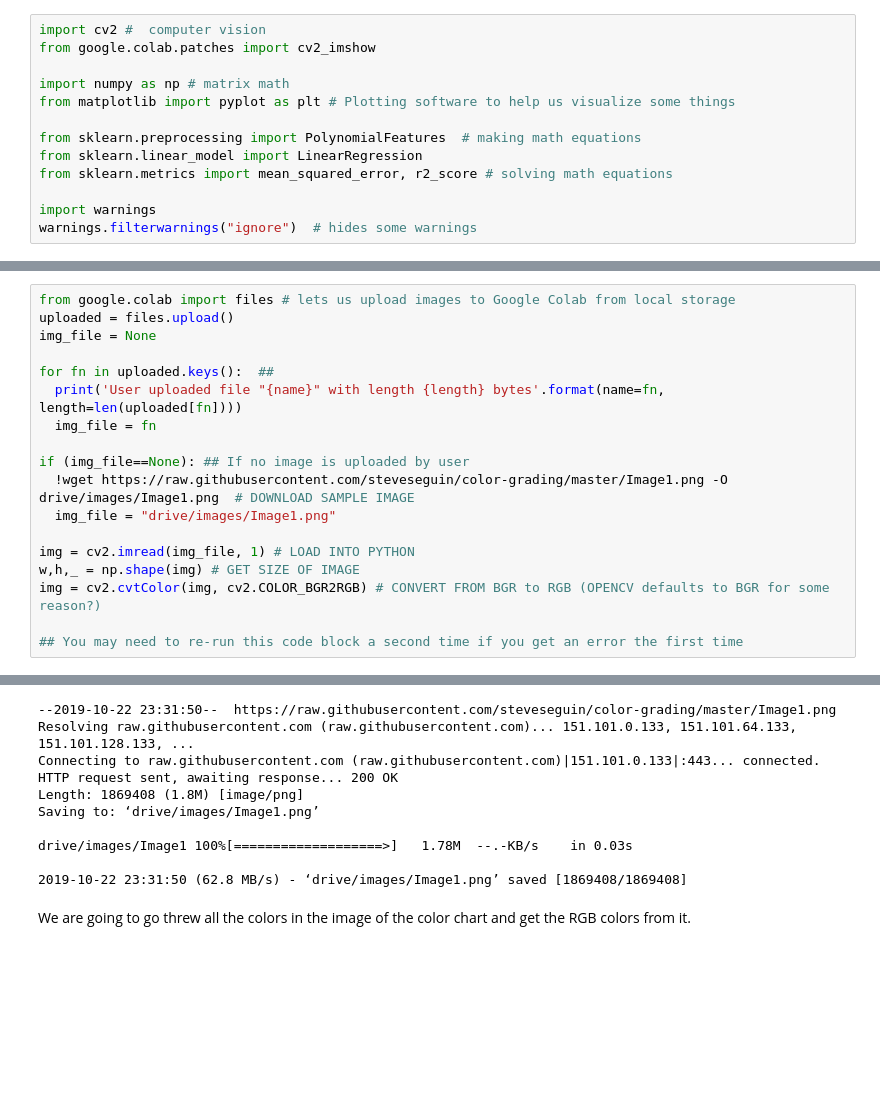
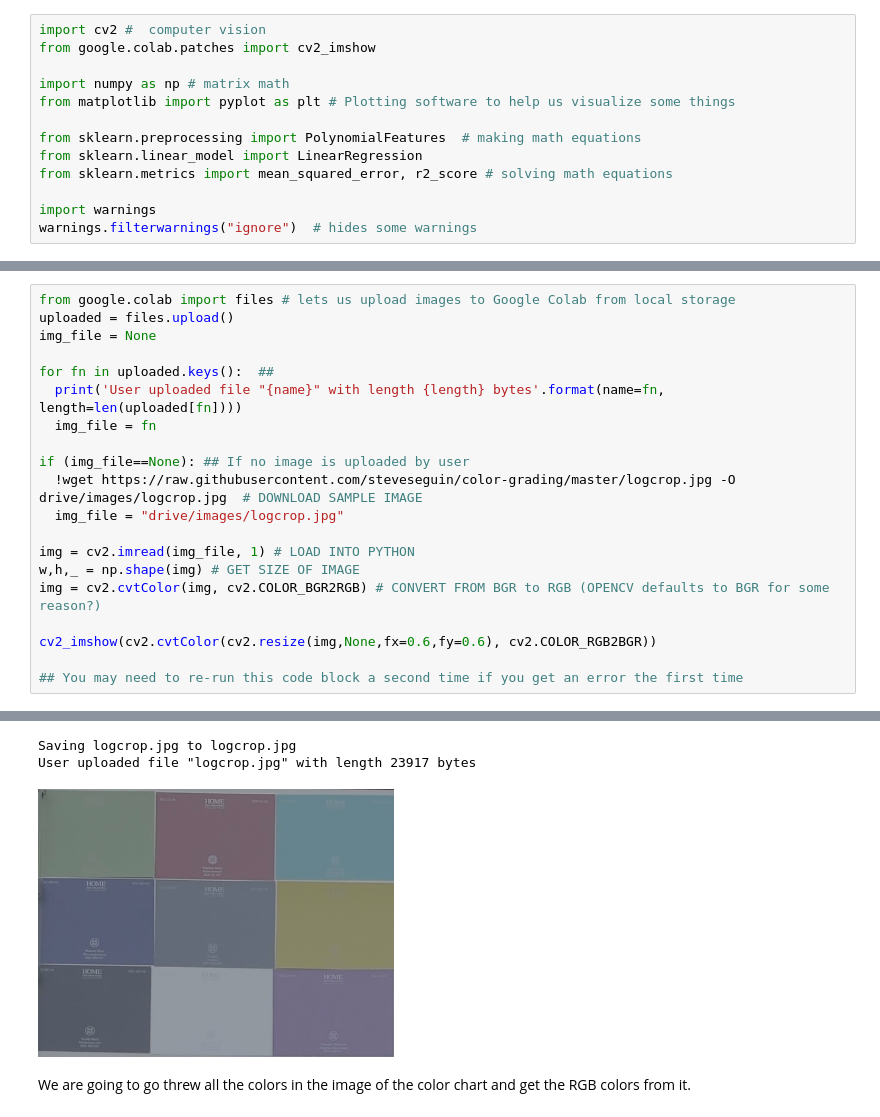
Before and after one commit to steveseguin/color-grading, a Jupyter notebook: colab.ipynb, the cells around one changed output, grey strips where cells are left out. Drawn from its saved outputs; the diff is of its cells as text; blank space fills up the shorter version.

```diff
--- a/colab.ipynb
+++ b/colab.ipynb
@@ -57,33 +64,28 @@ Example Image to upload:
 # %%
 from google.colab import files # lets us upload images to Google Colab from local storage
 uploaded = files.upload()
 img_file = None
 
 for fn in uploaded.keys():  ##
   print('User uploaded file "{name}" with length {length} bytes'.format(name=fn, length=len(uploaded[fn])))
   img_file = fn
 
 if (img_file==None): ## If no image is uploaded by user
-  !wget https://raw.githubusercontent.com/steveseguin/color-grading/master/Image1.png -O drive/images/Image1.png  # DOWNLOAD SAMPLE IMAGE
-  img_file = "drive/images/Image1.png"
+  !wget https://raw.githubusercontent.com/steveseguin/color-grading/master/logcrop.jpg -O drive/images/logcrop.jpg  # DOWNLOAD SAMPLE IMAGE
+  img_file = "drive/images/logcrop.jpg"
 
 img = cv2.imread(img_file, 1) # LOAD INTO PYTHON
 w,h,_ = np.shape(img) # GET SIZE OF IMAGE
 img = cv2.cvtColor(img, cv2.COLOR_BGR2RGB) # CONVERT FROM BGR to RGB (OPENCV defaults to BGR for some reason?)
 
+cv2_imshow(cv2.cvtColor(cv2.resize(img,None,fx=0.6,fy=0.6), cv2.COLOR_RGB2BGR))
+
 ## You may need to re-run this code block a second time if you get an error the first time
 # %% [output]
 [interactive output not drawn]
---2019-10-22 23:31:50--  https://raw.githubusercontent.com/steveseguin/color-grading/master/Image1.png
-Resolving raw.githubusercontent.com (raw.githubusercontent.com)... 151.101.0.133, 151.101.64.133, 151.101.128.133, ...
-Connecting to raw.githubusercontent.com (raw.githubusercontent.com)|151.101.0.133|:443... connected.
-HTTP request sent, awaiting response... 200 OK
-Length: 1869408 (1.8M) [image/png]
-Saving to: ‘drive/images/Image1.png’
-
-drive/images/Image1 100%[===================>]   1.78M  --.-KB/s    in 0.03s
-
-2019-10-22 23:31:50 (62.8 MB/s) - ‘drive/images/Image1.png’ saved [1869408/1869408]
+Saving logcrop.jpg to logcrop.jpg
+User uploaded file "logcrop.jpg" with length 23917 bytes
+[figure, added]
 # %% [markdown]
 We are going to go threw all the colors in the image of the color chart and get the RGB colors from it.
 # %%
```
Also changed, not shown: parts of 14 cells of this notebook.
